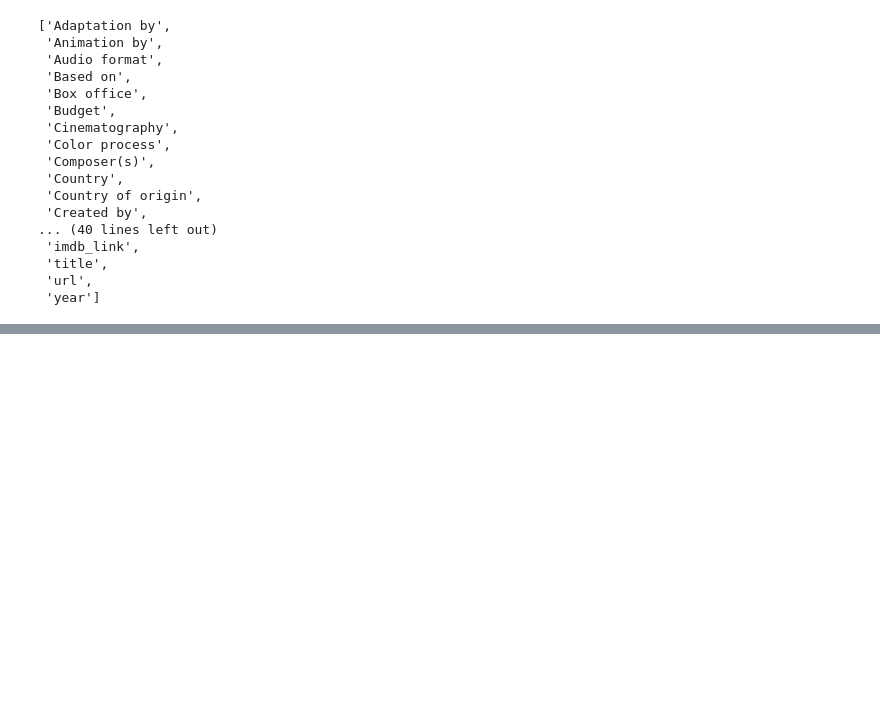
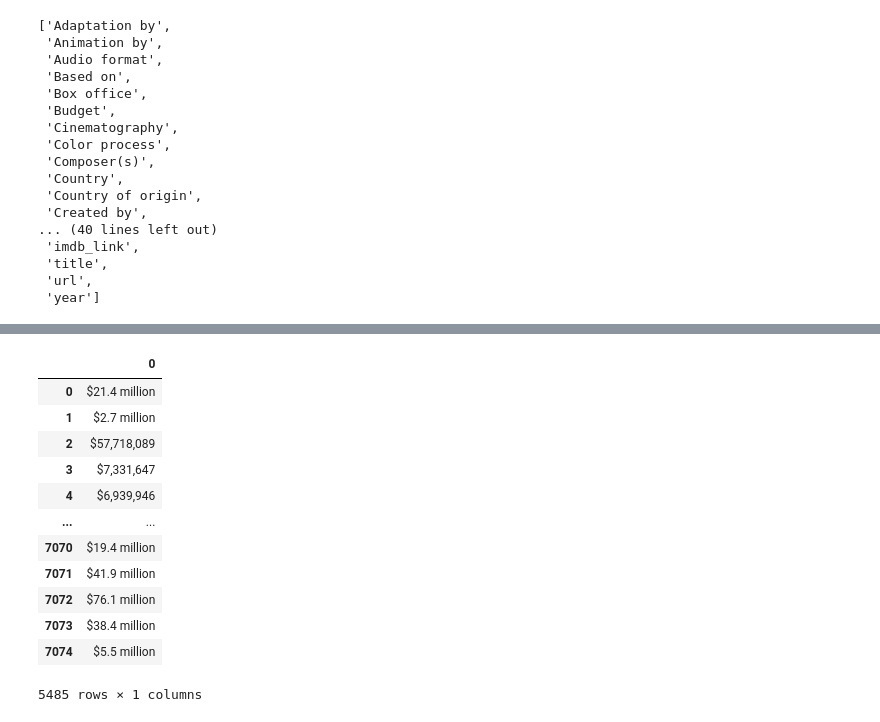
Before and after one commit to mavalenz/Movies-ETL, a Jupyter notebook: Wikipedia_data.ipynb, the cells around one changed output, grey strips where cells are left out. Drawn from its saved outputs; the diff is of its cells as text; code cells hidden in the pictures; blank space fills up the shorter version.

```diff
--- a/Wikipedia_data.ipynb
+++ b/Wikipedia_data.ipynb
@@ -269,0 +371,5 @@ sorted(wiki_movies_df.columns.tolist())
+# %%
+# Using list comprehension, make a list of columns that have less than 90% null values.
+wiki_columns_to_keep = [column for column in wiki_movies_df.columns if wiki_movies_df[column].isnull().sum() < len(wiki_movies_df) * 0.9]
+wiki_movies_df = wiki_movies_df[wiki_columns_to_keep]
+wiki_movies_df
@@ -269,0 +411,3 @@ sorted(wiki_movies_df.columns.tolist())
+# %%
+# Make a data series that drops missing values.
+box_office = wiki_movies_df['Box office'].dropna()
@@ -269,0 +454,4 @@ sorted(wiki_movies_df.columns.tolist())
+# %%
+# From the output above, we can see that there are many data points stored as lists.
+# To conver these data points, make a separator string (with a simple space) and then call a join().
+box_office = box_office.apply(lambda x: ' '.join(x) if type(x) == list else x)
@@ -269,0 +502,2 @@ sorted(wiki_movies_df.columns.tolist())
+# %%
+box_office = box_office.str.replace(r'\$.*[-—–](?![a-z])', '$', regex=True)
@@ -269,0 +506,17 @@ sorted(wiki_movies_df.columns.tolist())
+# %%
+# Extract the Box Office Values.
+box_office.str.extract(f'({form_one}|{form_two})')
+# %% [output]
+|  | 0 |
+| 0 | $21.4 million |
+| 1 | $2.7 million |
+| 2 | $57,718,089 |
+| 3 | $7,331,647 |
+| 4 | $6,939,946 |
+| ... | ... |
+| 7070 | $19.4 million |
+| 7071 | $41.9 million |
+| 7072 | $76.1 million |
+| 7073 | $38.4 million |
+| 7074 | $5.5 million |
+5485 rows × 1 columns
```
Also changed, not shown: parts of 60 cells of this notebook.
